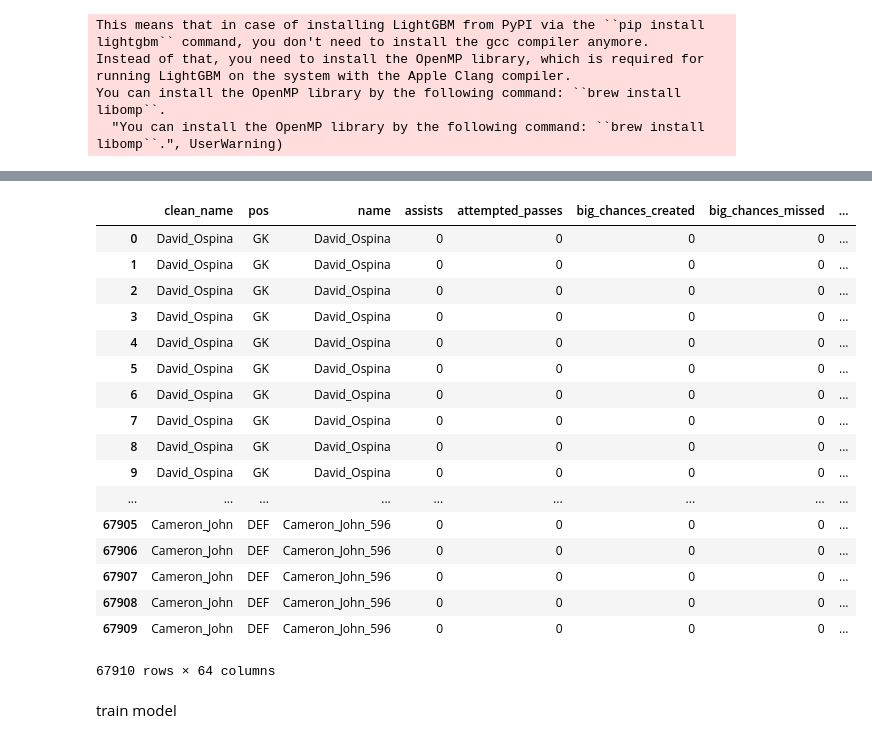
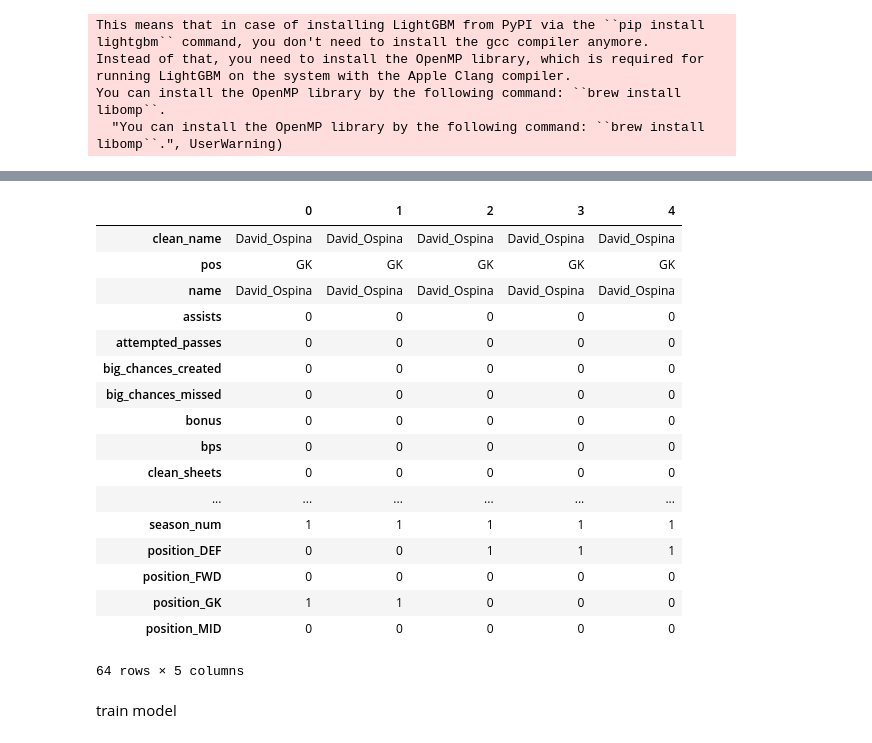
Before and after one commit to stevieg3/fpl-analysis, a Jupyter notebook: notebooks/exploration/1.1 LGB-points-forecast.ipynb, the cells around one changed output, grey strips where cells are left out. Saved outputs shown, nothing was run; the diff lists cells and outputs as text; code cells hidden in the pictures.

```diff
--- a/notebooks/exploration/1.1 LGB-points-forecast.ipynb
+++ b/notebooks/exploration/1.1 LGB-points-forecast.ipynb
@@ -20,26 +20,26 @@ pd.options.mode.chained_assignment = None  # default='warn'
 # %%
 gameweek_df = pd.read_pickle( "../../data/processed/gameweek_data.pkl")
 # %%
-gameweek_df
+gameweek_df.head().T
 # %% [output]
-|  | clean_name | pos | name | assists | attempted_passes | big_chances_created | big_chances_missed | ... |
-| 0 | David_Ospina | GK | David_Ospina | 0 | 0 | 0 | 0 | ... |
-| 1 | David_Ospina | GK | David_Ospina | 0 | 0 | 0 | 0 | ... |
-| 2 | David_Ospina | GK | David_Ospina | 0 | 0 | 0 | 0 | ... |
-| 3 | David_Ospina | GK | David_Ospina | 0 | 0 | 0 | 0 | ... |
-| 4 | David_Ospina | GK | David_Ospina | 0 | 0 | 0 | 0 | ... |
-| 5 | David_Ospina | GK | David_Ospina | 0 | 0 | 0 | 0 | ... |
-| 6 | David_Ospina | GK | David_Ospina | 0 | 0 | 0 | 0 | ... |
-| 7 | David_Ospina | GK | David_Ospina | 0 | 0 | 0 | 0 | ... |
-| 8 | David_Ospina | GK | David_Ospina | 0 | 0 | 0 | 0 | ... |
-| 9 | David_Ospina | GK | David_Ospina | 0 | 0 | 0 | 0 | ... |
-| ... | ... | ... | ... | ... | ... | ... | ... | ... |
-| 67905 | Cameron_John | DEF | Cameron_John_596 | 0 | 0 | 0 | 0 | ... |
-| 67906 | Cameron_John | DEF | Cameron_John_596 | 0 | 0 | 0 | 0 | ... |
-| 67907 | Cameron_John | DEF | Cameron_John_596 | 0 | 0 | 0 | 0 | ... |
-| 67908 | Cameron_John | DEF | Cameron_John_596 | 0 | 0 | 0 | 0 | ... |
-| 67909 | Cameron_John | DEF | Cameron_John_596 | 0 | 0 | 0 | 0 | ... |
+|  | 0 | 1 | 2 | 3 | 4 |
+| clean_name | David_Ospina | David_Ospina | David_Ospina | David_Ospina | David_Ospina |
+| pos | GK | GK | GK | GK | GK |
+| name | David_Ospina | David_Ospina | David_Ospina | David_Ospina | David_Ospina |
+| assists | 0 | 0 | 0 | 0 | 0 |
+| attempted_passes | 0 | 0 | 0 | 0 | 0 |
+| big_chances_created | 0 | 0 | 0 | 0 | 0 |
+| big_chances_missed | 0 | 0 | 0 | 0 | 0 |
+| bonus | 0 | 0 | 0 | 0 | 0 |
+| bps | 0 | 0 | 0 | 0 | 0 |
+| clean_sheets | 0 | 0 | 0 | 0 | 0 |
+| ... | ... | ... | ... | ... | ... |
+| season_num | 1 | 1 | 1 | 1 | 1 |
+| position_DEF | 0 | 0 | 1 | 1 | 1 |
+| position_FWD | 0 | 0 | 0 | 0 | 0 |
+| position_GK | 1 | 1 | 0 | 0 | 0 |
+| position_MID | 0 | 0 | 0 | 0 | 0 |
-67910 rows × 64 columns
+64 rows × 5 columns
 # %%
 MOVING_AVERAGE_COLUMNS_INPUT = [  'assists', 'attempted_passes',
        'big_chances_created', 'big_chances_missed', 'bonus', 'bps',
```
Also changed, not shown: 2 other files.
